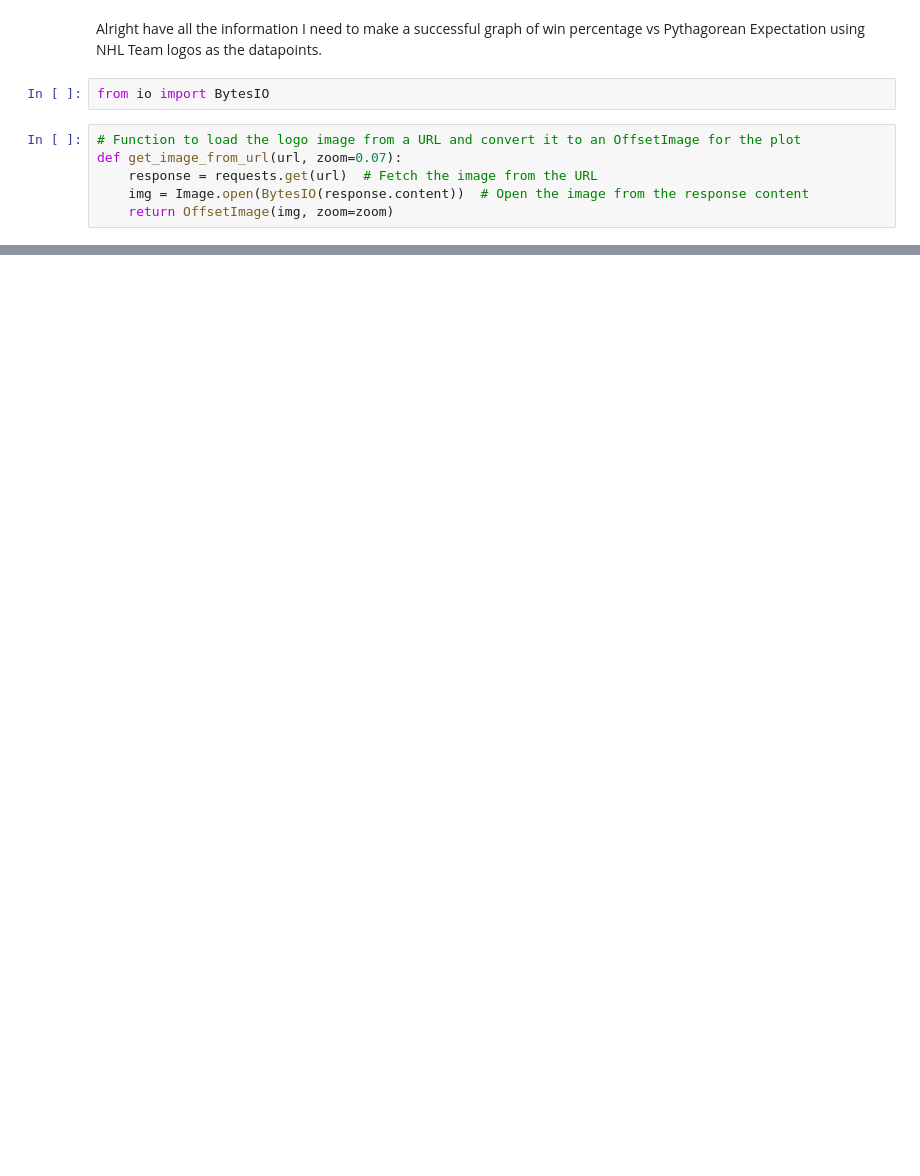
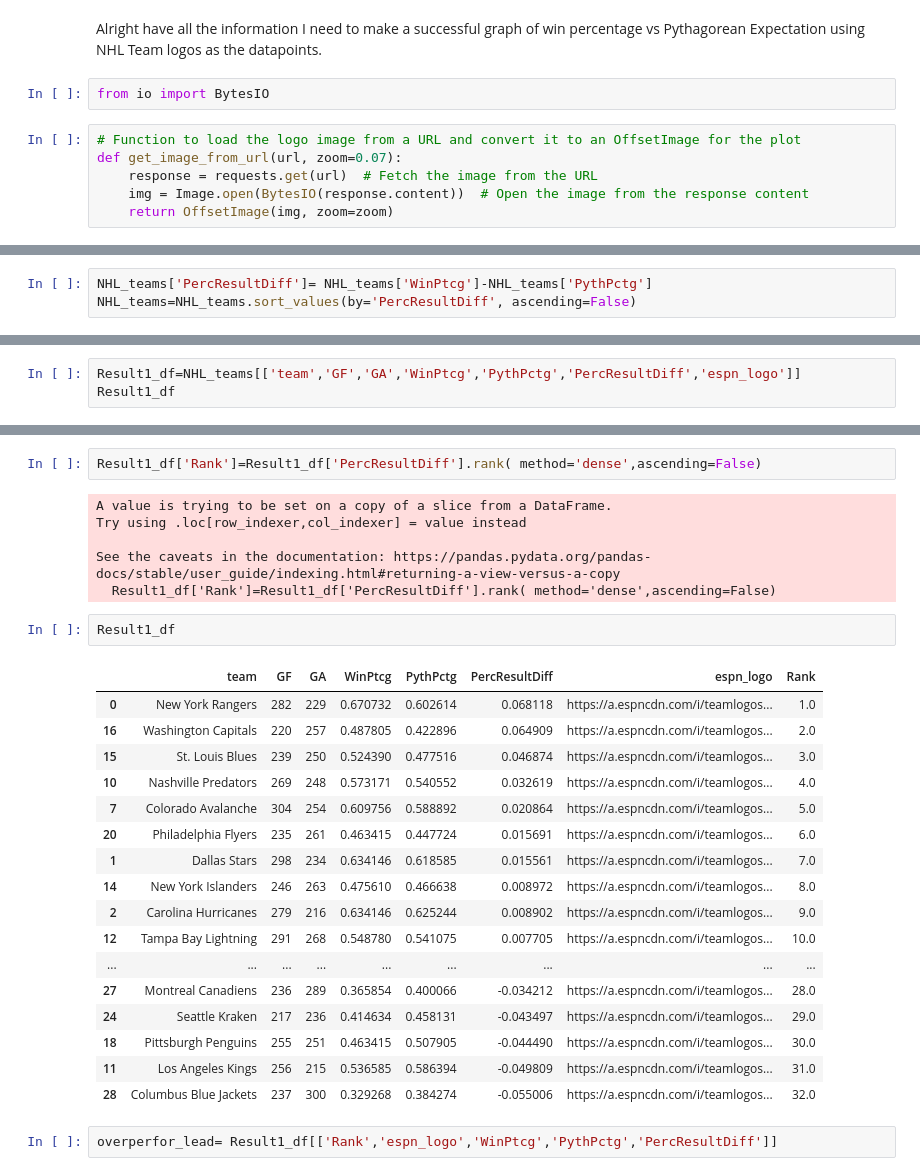
Before and after one commit to Nick3429/2025-NHL-Standings-Projections, a Jupyter notebook: standings.ipynb, the cells around one changed output, grey strips where cells are left out. Cells and saved outputs as stored; diff of their text form; blank space fills up the shorter version.

```diff
--- a/standings.ipynb
+++ b/standings.ipynb
@@ -386,0 +350,3 @@ Next, moving on from pythagorean expectation, going to use an ELO Rating system
+# %%
+NHL_teams['PercResultDiff']= NHL_teams['WinPtcg']-NHL_teams['PythPctg']
+NHL_teams=NHL_teams.sort_values(by='PercResultDiff', ascending=False)
@@ -386,0 +382,3 @@ Next, moving on from pythagorean expectation, going to use an ELO Rating system
+# %%
+Result1_df=NHL_teams[['team','GF','GA','WinPtcg','PythPctg','PercResultDiff','espn_logo']]
+Result1_df
@@ -386,0 +403,30 @@ Next, moving on from pythagorean expectation, going to use an ELO Rating system
+# %%
+Result1_df['Rank']=Result1_df['PercResultDiff'].rank( method='dense',ascending=False)
+# %% [output]
+A value is trying to be set on a copy of a slice from a DataFrame.
+Try using .loc[row_indexer,col_indexer] = value instead
+
+See the caveats in the documentation: https://pandas.pydata.org/pandas-docs/stable/user_guide/indexing.html#returning-a-view-versus-a-copy
+  Result1_df['Rank']=Result1_df['PercResultDiff'].rank( method='dense',ascending=False)
+# %%
+Result1_df
+# %% [output]
+|  | team | GF | GA | WinPtcg | PythPctg | PercResultDiff | espn_logo | Rank |
+| 0 | New York Rangers | 282 | 229 | 0.670732 | 0.602614 | 0.068118 | https://a.espncdn.com/i/teamlogos... | 1.0 |
+| 16 | Washington Capitals | 220 | 257 | 0.487805 | 0.422896 | 0.064909 | https://a.espncdn.com/i/teamlogos... | 2.0 |
+| 15 | St. Louis Blues | 239 | 250 | 0.524390 | 0.477516 | 0.046874 | https://a.espncdn.com/i/teamlogos... | 3.0 |
+| 10 | Nashville Predators | 269 | 248 | 0.573171 | 0.540552 | 0.032619 | https://a.espncdn.com/i/teamlogos... | 4.0 |
+| 7 | Colorado Avalanche | 304 | 254 | 0.609756 | 0.588892 | 0.020864 | https://a.espncdn.com/i/teamlogos... | 5.0 |
+| 20 | Philadelphia Flyers | 235 | 261 | 0.463415 | 0.447724 | 0.015691 | https://a.espncdn.com/i/teamlogos... | 6.0 |
+| 1 | Dallas Stars | 298 | 234 | 0.634146 | 0.618585 | 0.015561 | https://a.espncdn.com/i/teamlogos... | 7.0 |
+| 14 | New York Islanders | 246 | 263 | 0.475610 | 0.466638 | 0.008972 | https://a.espncdn.com/i/teamlogos... | 8.0 |
+| 2 | Carolina Hurricanes | 279 | 216 | 0.634146 | 0.625244 | 0.008902 | https://a.espncdn.com/i/teamlogos... | 9.0 |
+| 12 | Tampa Bay Lightning | 291 | 268 | 0.548780 | 0.541075 | 0.007705 | https://a.espncdn.com/i/teamlogos... | 10.0 |
+| ... | ... | ... | ... | ... | ... | ... | ... | ... |
+| 27 | Montreal Canadiens | 236 | 289 | 0.365854 | 0.400066 | -0.034212 | https://a.espncdn.com/i/teamlogos... | 28.0 |
+| 24 | Seattle Kraken | 217 | 236 | 0.414634 | 0.458131 | -0.043497 | https://a.espncdn.com/i/teamlogos... | 29.0 |
+| 18 | Pittsburgh Penguins | 255 | 251 | 0.463415 | 0.507905 | -0.044490 | https://a.espncdn.com/i/teamlogos... | 30.0 |
+| 11 | Los Angeles Kings | 256 | 215 | 0.536585 | 0.586394 | -0.049809 | https://a.espncdn.com/i/teamlogos... | 31.0 |
+| 28 | Columbus Blue Jackets | 237 | 300 | 0.329268 | 0.384274 | -0.055006 | https://a.espncdn.com/i/teamlogos... | 32.0 |
+# %%
+overperfor_lead= Result1_df[['Rank','espn_logo','WinPtcg','PythPctg','PercResultDiff']]
```
Also changed, not shown: parts of 26 cells of this notebook.
